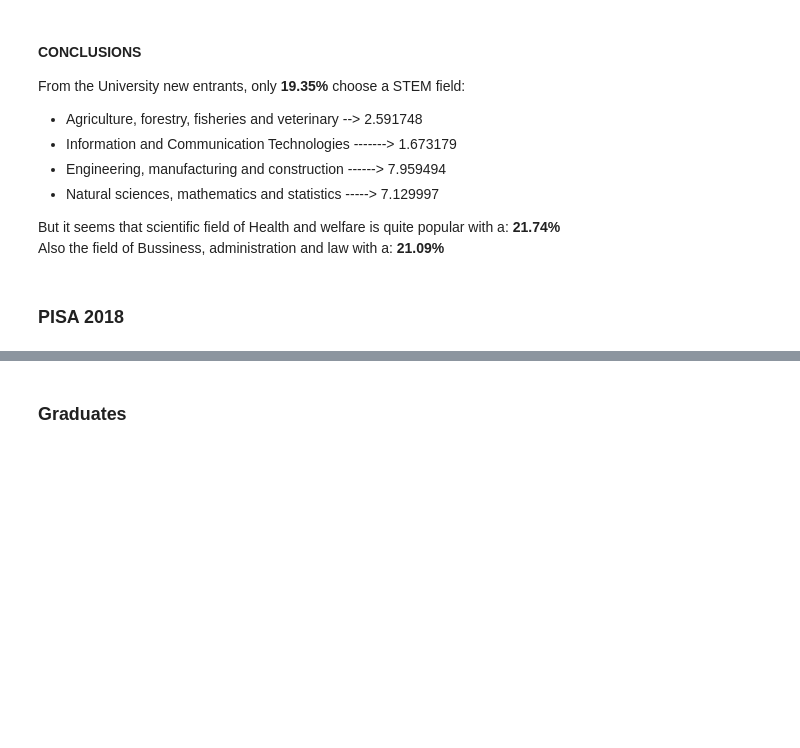
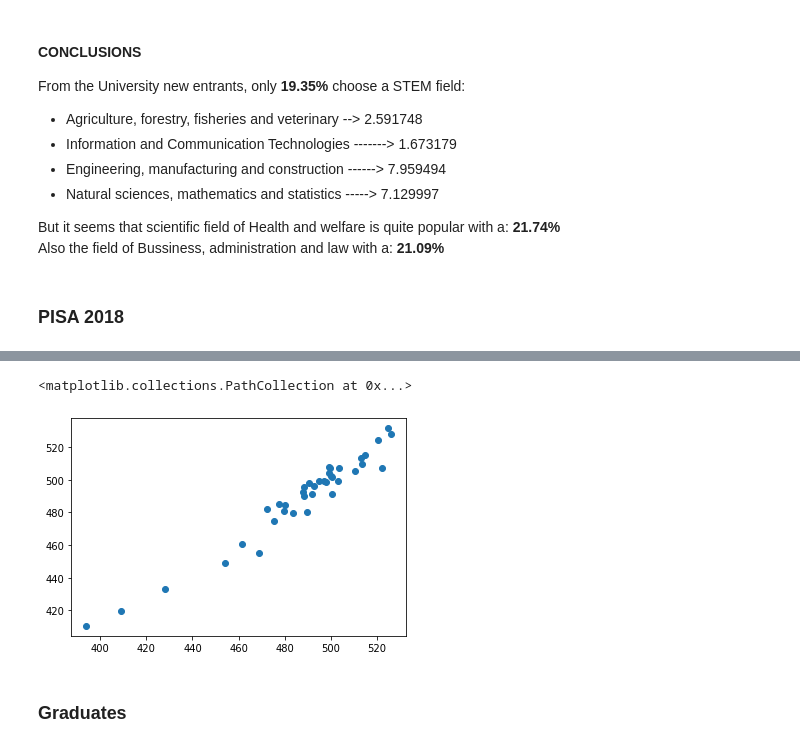
Before and after one commit to ta-data-bcn/Project-Week-5-Your-Own-Project, a Jupyter notebook: your-project/Data cleaning.ipynb, the cells around one changed output, grey strips where cells are left out. Cells and saved outputs as stored; diff of their text form; code cells hidden in the pictures; blank space fills up the shorter version.

```diff
--- a/your-project/Data cleaning.ipynb
+++ b/your-project/Data cleaning.ipynb
@@ -598,0 +585,6 @@ pisa
+# %%
+pisa['fem_maths_science_P18'] = (pisa['Fem_maths_P18']+pisa['fem_science_P18'])/2
+# %%
+pisa['male_maths_science_P18'] = (pisa['Male_maths_P18']+pisa['male_science_P18'])/2
+# %%
+pisa_mean = pisa[['Country','fem_maths_science_P18','male_maths_science_P18']]
@@ -599,3 +641,8 @@ pisa
+# %%
+plt.scatter(pisa_mean['fem_maths_science_P18'],pisa_mean['male_maths_science_P18'])
+# %% [output]
+<matplotlib.collections.PathCollection at 0x...>
+[figure, added]
 # %% [markdown]
 ### Graduates
 # %%
```
Also changed, not shown: parts of 5 cells of this notebook, 3 other files.
